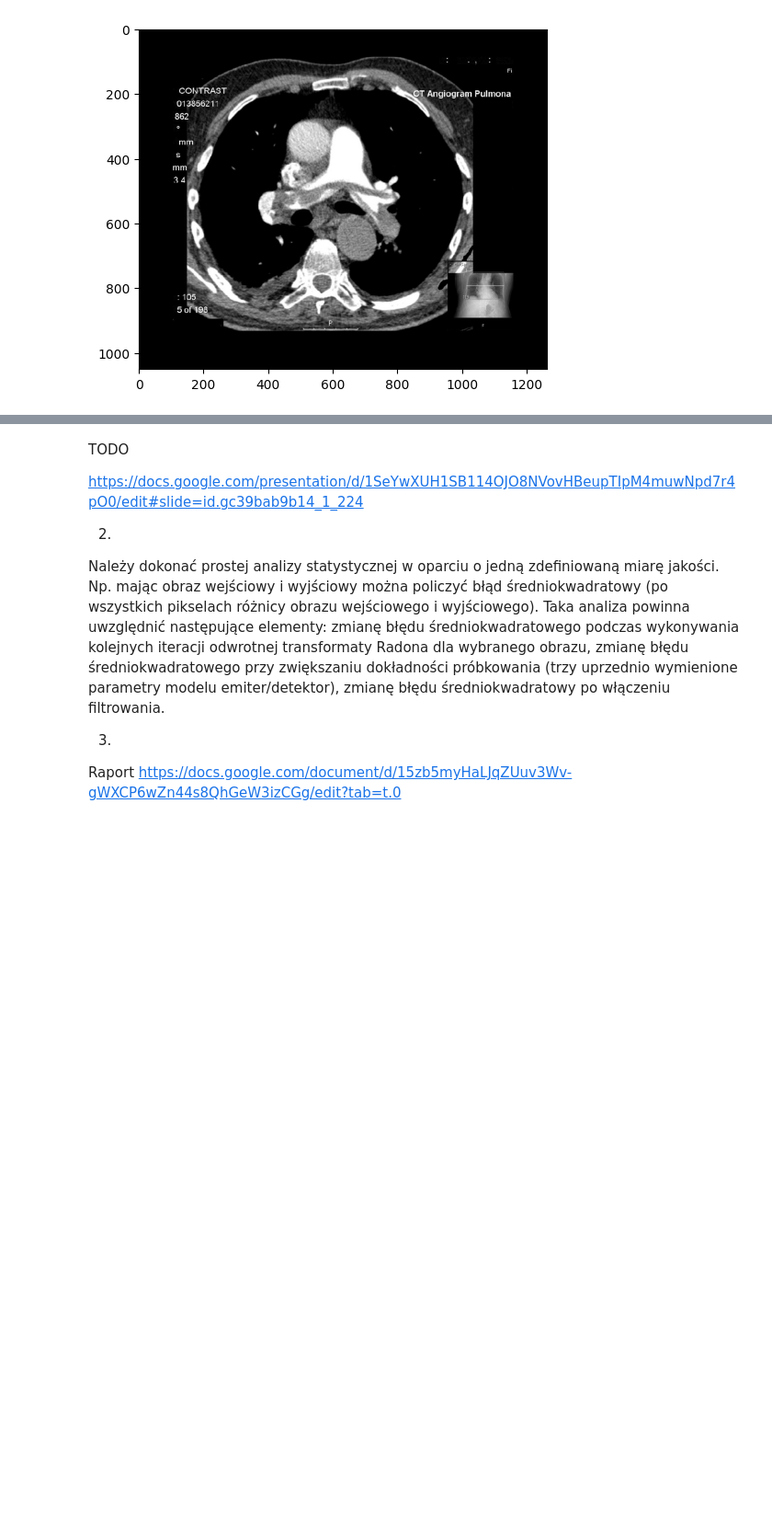
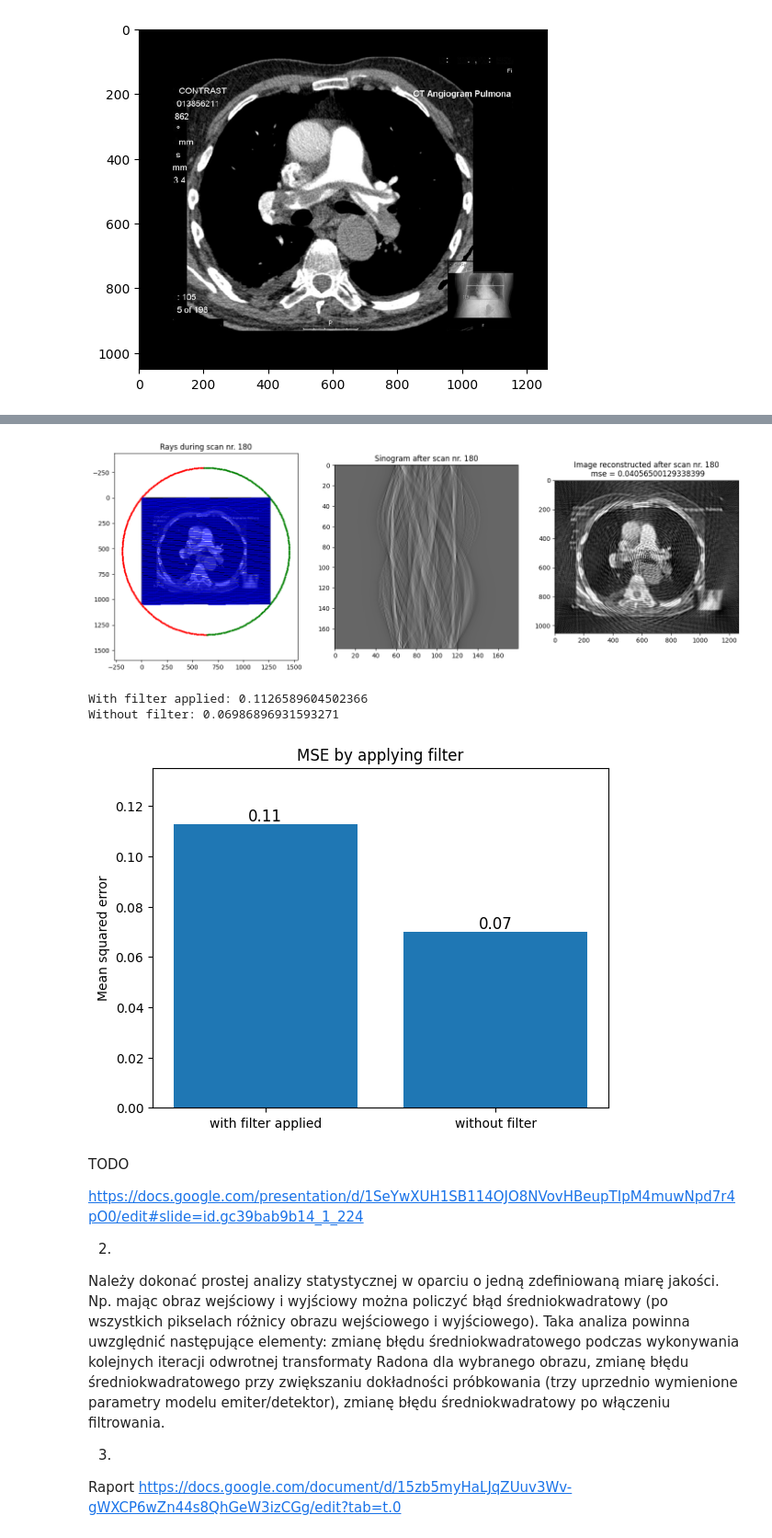
Before and after one commit to onyxcherry/IwM, a Jupyter notebook: notebook.ipynb, the cells around one changed output, grey strips where cells are left out. Shown at 92% size. Cells and saved outputs as stored; diff of their text form; code cells hidden in the pictures; blank space fills up the shorter version.

```diff
--- a/notebook.ipynb
+++ b/notebook.ipynb
@@ -164,7 +186,7 @@ states_without_filter = simulateComputedTomographyScan(
     alfa_step,
     detectors_count,
     detectors_angular_aperture,
-    has_to_use_sinogram_filter,
+    False,
     has_to_save_intermediate_steps,
     has_to_show_intermediate_steps,
 )
@@ -175,34 +197,39 @@ states_with_filter = simulateComputedTomographyScan(
     alfa_step,
     detectors_count,
     detectors_angular_aperture,
-    has_to_use_sinogram_filter,
+    True,
     has_to_save_intermediate_steps,
     has_to_show_intermediate_steps,
 )
 
 mse_without_filter = mse(original, states_without_filter[3])
 mse_with_filter = mse(original, states_with_filter[3])
 print("With filter applied:", mse_with_filter)
 print("Without filter:", mse_without_filter)
 
 values = [mse_with_filter, mse_without_filter]
 bars = plt.bar(["with filter applied", "without filter"], values)
 
 for bar in bars:
     yval = bar.get_height()
     plt.text(
         bar.get_x() + bar.get_width() / 2,
         yval,
         round(yval, 2),
         ha="center",
         va="bottom",
         fontsize=12,
     )
 plt.ylim(0, max(values) * 1.2)
 
 plt.ylabel("Mean squared error")
 plt.title("MSE by applying filter")
 plt.show()
+# %% [output]
+[figure, added]
+With filter applied: 0.1126589604502366
+Without filter: 0.06986896931593271
+[figure, added]
 # %% [markdown]
 TODO
 
```
Also changed, not shown: parts of 7 cells of this notebook.
